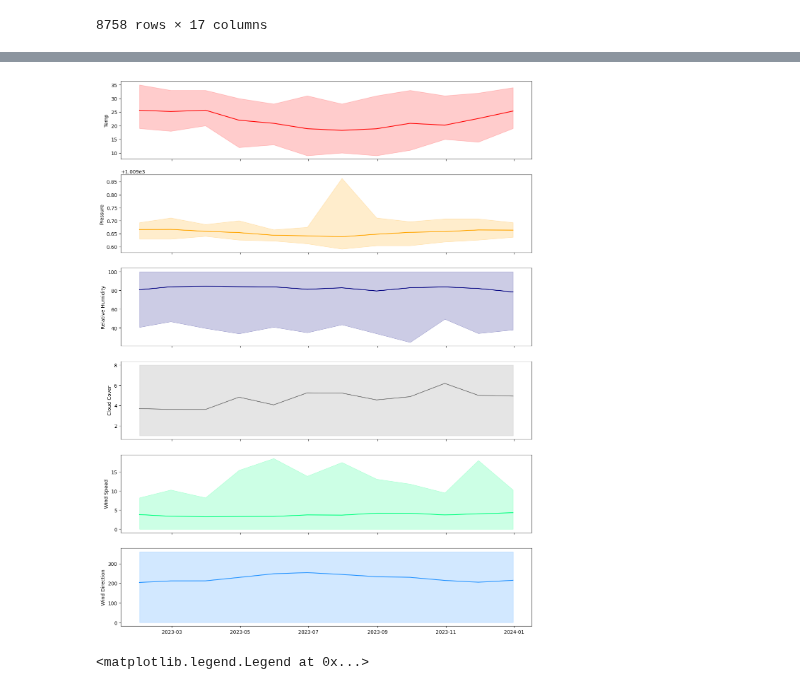
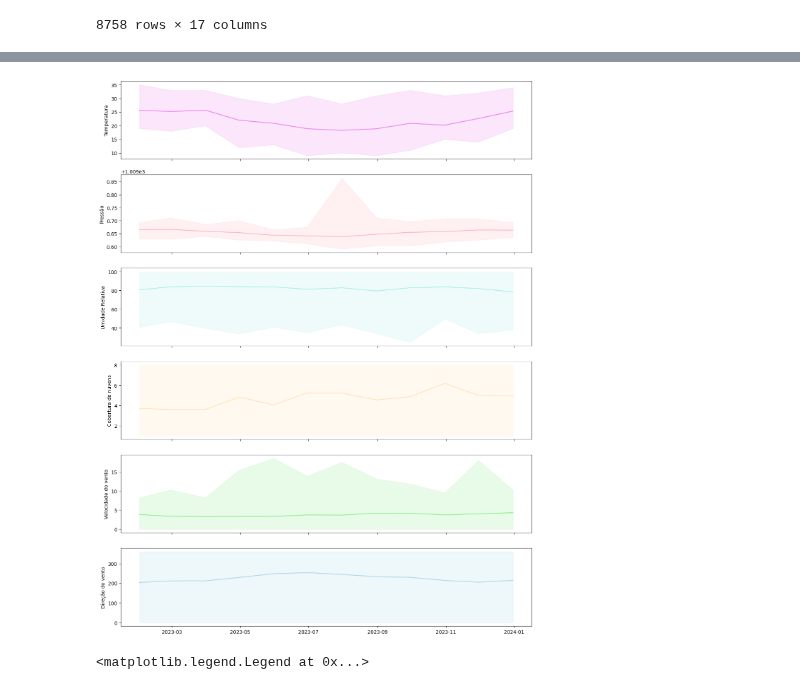
Before and after one commit to anapietroski/Controle_AnaPietroski, a Jupyter notebook: Atividade02_Ana_e_Barbara.ipynb, the cells around one changed output, grey strips where cells are left out. Drawn from its saved outputs; the diff is of its cells as text; code cells hidden in the pictures.

```diff
--- a/Atividade02_Ana_e_Barbara.ipynb
+++ b/Atividade02_Ana_e_Barbara.ipynb
@@ -194,45 +225,45 @@ ax[5].tick_params(axis='x', rotation=45)
 # %%
-media_mensal = metSuperficie.resample('M').mean()
-min_mensal = metSuperficie.resample('M').min()
-max_mensal = metSuperficie.resample('M').max()
+media_mensal = metSuperficie.resample('ME').mean()
+min_mensal = metSuperficie.resample('ME').min()
+max_mensal = metSuperficie.resample('ME').max()
 
 # Plotando as estatísticas com sombra
 fig, ax = plt.subplots(6, sharex=True, figsize=(15, 20))
 
 # Plot para a temperatura
-ax[0].plot(media_mensal.index, media_mensal['temp'], color='red')
-ax[0].fill_between(media_mensal.index, min_mensal['temp'], max_mensal['temp'], color='red', alpha=0.2)
-ax[0].set_ylabel('Temp')
+ax[0].plot(media_mensal.index, media_mensal['temp'], color='violet')
+ax[0].fill_between(media_mensal.index, min_mensal['temp'], max_mensal['temp'], color='violet', alpha=0.2)
+ax[0].set_ylabel('Temperatura')
 
 # Plot para a pressão
-ax[1].plot(media_mensal.index, media_mensal['p'], color='orange')
-ax[1].fill_between(media_mensal.index, min_mensal['p'], max_mensal['p'], color='orange', alpha=0.2)
-ax[1].set_ylabel('Pressure')
+ax[1].plot(media_mensal.index, media_mensal['p'], color='lightpink')
+ax[1].fill_between(media_mensal.index, min_mensal['p'], max_mensal['p'], color='lightpink', alpha=0.2)
+ax[1].set_ylabel('Pressão')
 
 # Plot para a umidade relativa
-ax[2].plot(media_mensal.index, media_mensal['relh'], color='navy')
-ax[2].fill_between(media_mensal.index, min_mensal['relh'], max_mensal['relh'], color='navy', alpha=0.2)
-ax[2].set_ylabel('Relative Humidity')
+ax[2].plot(media_mensal.index, media_mensal['relh'], color='paleturquoise')
+ax[2].fill_between(media_mensal.index, min_mensal['relh'], max_mensal['relh'], color='paleturquoise', alpha=0.2)
+ax[2].set_ylabel('Umidade Relativa')
 
 # Plot para a cobertura de nuvens
-ax[3].plot(media_mensal.index, media_mensal['cco'], color='gray')
-ax[3].fill_between(media_mensal.index, min_mensal['cco'], max_mensal['cco'], color='gray', alpha=0.2)
+ax[3].plot(media_mensal.index, media_mensal['cco'], color='moccasin')
+ax[3].fill_between(media_mensal.index, min_mensal['cco'], max_mensal['cco'], color='moccasin', alpha=0.2)
 ax[3].tick_params(axis='x', rotation=45)
-ax[3].set_ylabel('Cloud Cover')
+ax[3].set_ylabel('Cobertura de nuvens')
 
 # Plot para a velocidade do vento
-ax[4].plot(media_mensal.index, media_mensal['ws'], color='springgreen')
-ax[4].fill_between(media_mensal.index, min_mensal['ws'], max_mensal['ws'], color='springgreen', alpha=0.2)
-ax[4].set_ylabel('Wind Speed')
+ax[4].plot(media_mensal.index, media_mensal['ws'], color='lightgreen')
+ax[4].fill_between(media_mensal.index, min_mensal['ws'], max_mensal['ws'], color='lightgreen', alpha=0.2)
+ax[4].set_ylabel('Velocidade do vento')
 
 # Plot para a direção do vento
-ax[5].plot(media_mensal.index, media_mensal['wd'], color='dodgerblue')
-ax[5].fill_between(media_mensal.index, min_mensal['wd'], max_mensal['wd'], color='dodgerblue', alpha=0.2)
-ax[5].set_ylabel('Wind Direction')
+ax[5].plot(media_mensal.index, media_mensal['wd'], color='lightblue')
+ax[5].fill_between(media_mensal.index, min_mensal['wd'], max_mensal['wd'], color='lightblue', alpha=0.2)
+ax[5].set_ylabel('Direção do vento')
 
 plt.show()
 # %% [output]
-[figure, old version]
+[figure, new version]
 # %%
 # Criando minha rosa dos ventos
 from windrose import WindroseAxes
```
Also changed, not shown: parts of 4 cells of this notebook.
